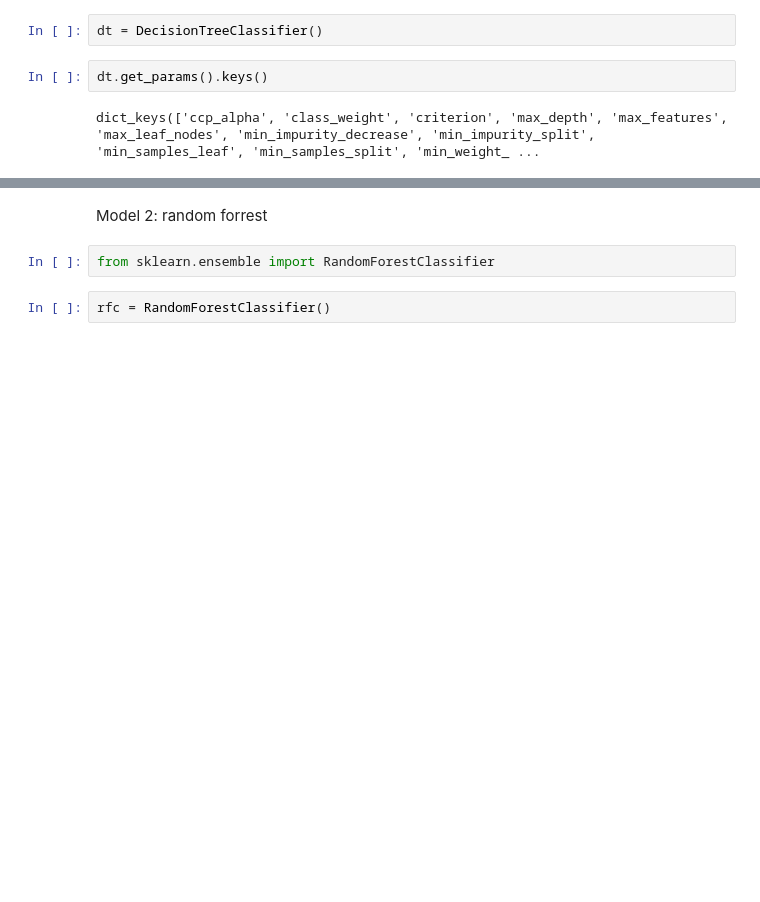
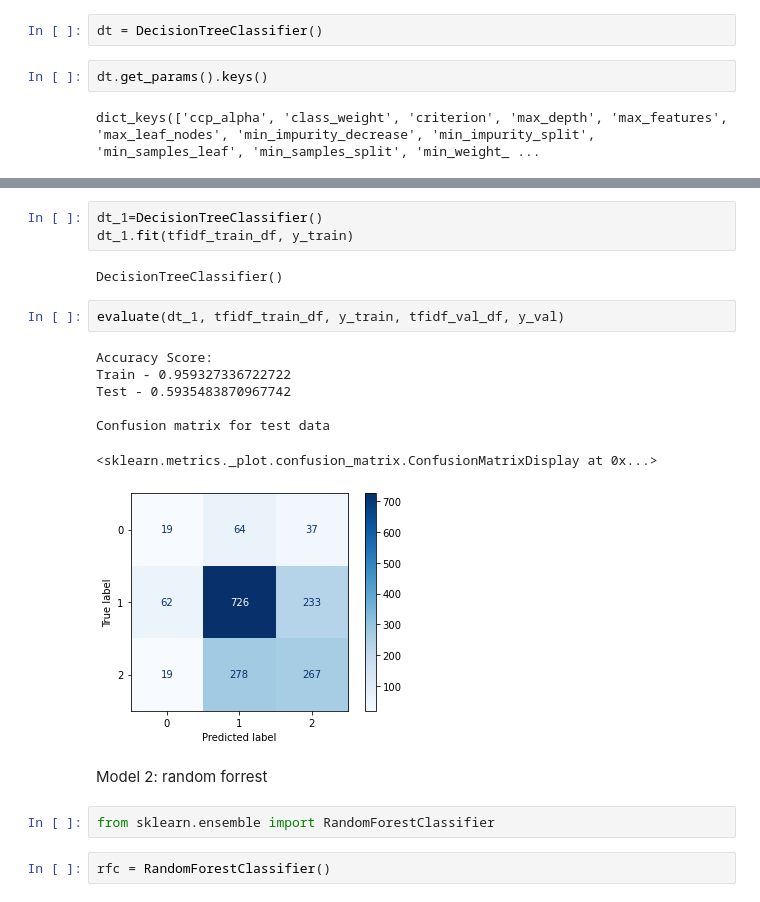
Before and after one commit to ElyLin/SentimentAnalysisProject, a Jupyter notebook: notebooks/Ely/EDA-Ely.ipynb, the cells around one changed output, grey strips where cells are left out. Saved outputs shown, nothing was run; the diff lists cells and outputs as text; blank space fills up the shorter version.

Commit message:
changed confusion matrix

```diff
--- a/notebooks/Ely/EDA-Ely.ipynb
+++ b/notebooks/Ely/EDA-Ely.ipynb
@@ -451,6 +451,21 @@ Test - 0.6334310850439883
 Confusion matrix for test data
 <sklearn.metrics._plot.confusion_matrix.ConfusionMatrixDisplay at 0x...>
 [figure]
+# %%
+dt_1=DecisionTreeClassifier()
+dt_1.fit(tfidf_train_df, y_train)
+# %% [output]
+DecisionTreeClassifier()
+# %%
+evaluate(dt_1, tfidf_train_df, y_train, tfidf_val_df, y_val)
+# %% [output]
+Accuracy Score:
+Train - 0.959327336722722
+Test - 0.5935483870967742
+
+Confusion matrix for test data
+<sklearn.metrics._plot.confusion_matrix.ConfusionMatrixDisplay at 0x...>
+[figure, added]
 # %% [markdown]
 Model 2: random forrest
 # %%
```
Also changed, not shown: parts of 7 cells of this notebook, 1 other file.
